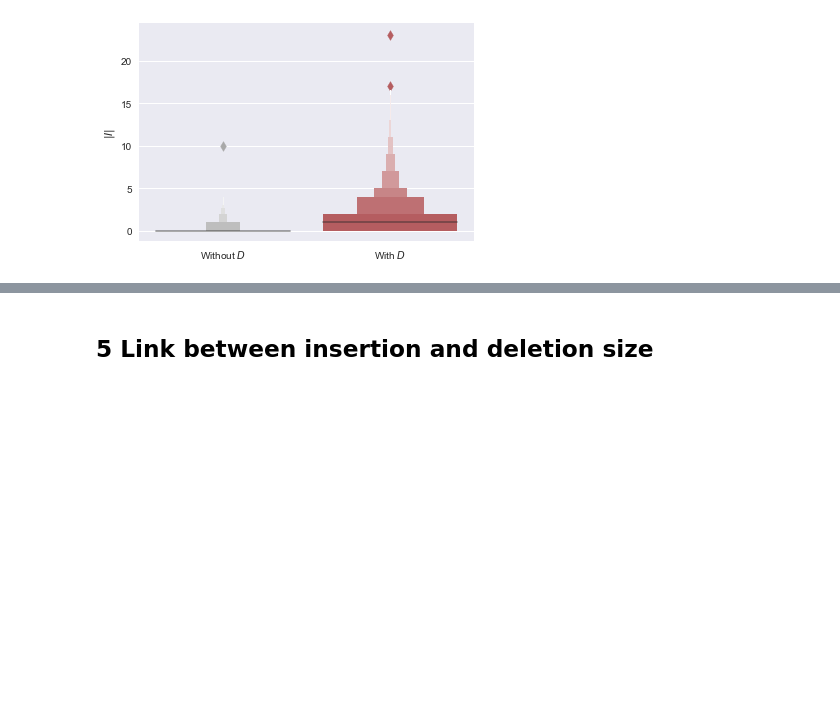
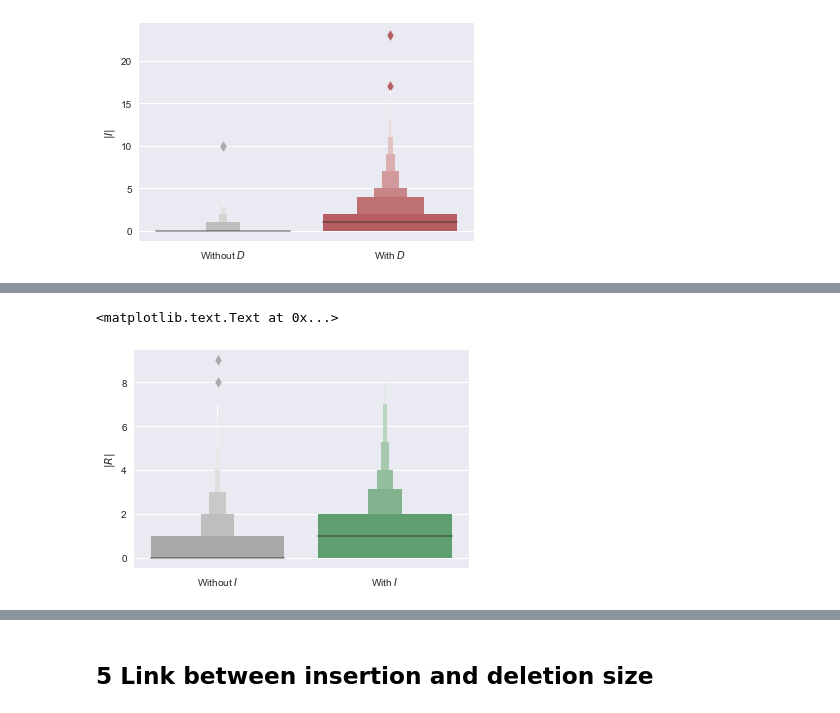
Before and after one commit to interpretation-experiment/analysis, a Jupyter notebook: notebooks/exp_3/model_exploration.ipynb, the cells around one changed output, grey strips where cells are left out. Cells and saved outputs as stored; diff of their text form; code cells hidden in the pictures; blank space fills up the shorter version.

```diff
--- a/notebooks/exp_3/model_exploration.ipynb
+++ b/notebooks/exp_3/model_exploration.ipynb
@@ -524,0 +554,10 @@ if SAVE_FIGURES:
+# %%
+ax = sb.lvplot(y='rpl_count', x='has_ins', data=data, palette=['darkgrey', green])
+ax.set_xlabel('')
+ax.set_xticklabels([r'Without $I$', 'With $I$'])
+ax.set_ylabel('$|R|$')
+#if SAVE_FIGURES:
+#    ax.figure.savefig(FIG.format('replacement-lv_ins-presence'), dpi=300, bbox_inches='tight')
+# %% [output]
+<matplotlib.text.Text at 0x...>
+[figure, added]
```
Also changed, not shown: parts of 4 cells of this notebook, 1 other file.
